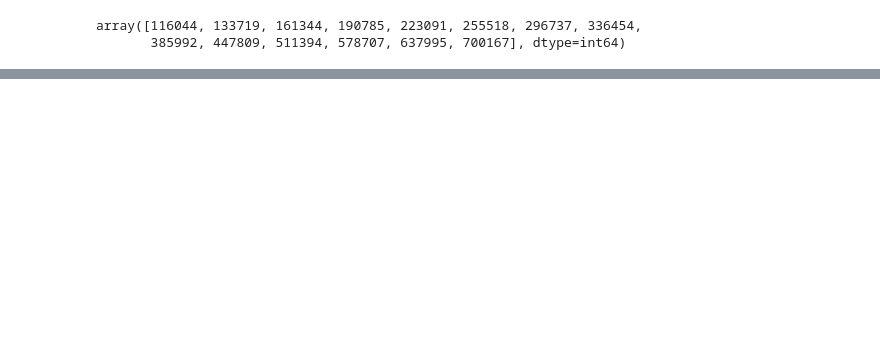
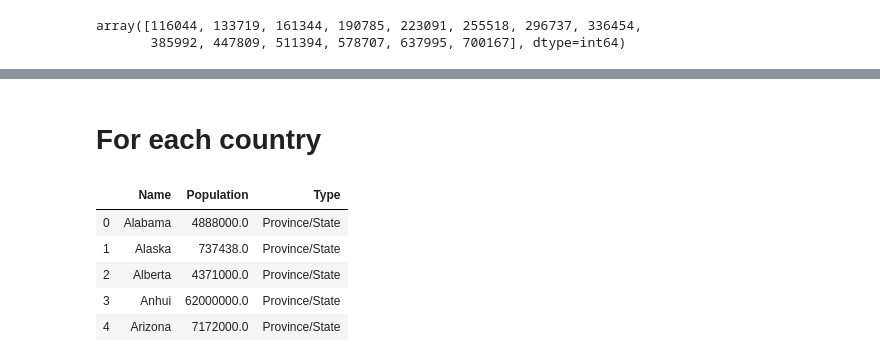
Before and after one commit to Aveek-Saha/CovidAnalysis, a Jupyter notebook: LSTM_modeling.ipynb, the cells around one changed output, grey strips where cells are left out. Saved outputs shown, nothing was run; the diff lists cells and outputs as text; code cells hidden in the pictures; blank space fills up the shorter version.

```diff
--- a/LSTM_modeling.ipynb
+++ b/LSTM_modeling.ipynb
@@ -267,0 +274,12 @@ RMSLE =  0.02205336550395738
+# %% [markdown]
+# For each country
+# %%
+pop = pd.read_csv('datasets\population_data.csv')
+pop.head()
+# %% [output]
+|  | Name | Population | Type |
+| 0 | Alabama | 4888000.0 | Province/State |
+| 1 | Alaska | 737438.0 | Province/State |
+| 2 | Alberta | 4371000.0 | Province/State |
+| 3 | Anhui | 62000000.0 | Province/State |
+| 4 | Arizona | 7172000.0 | Province/State |
```
Also changed, not shown: parts of 17 cells of this notebook, 3 other files.
